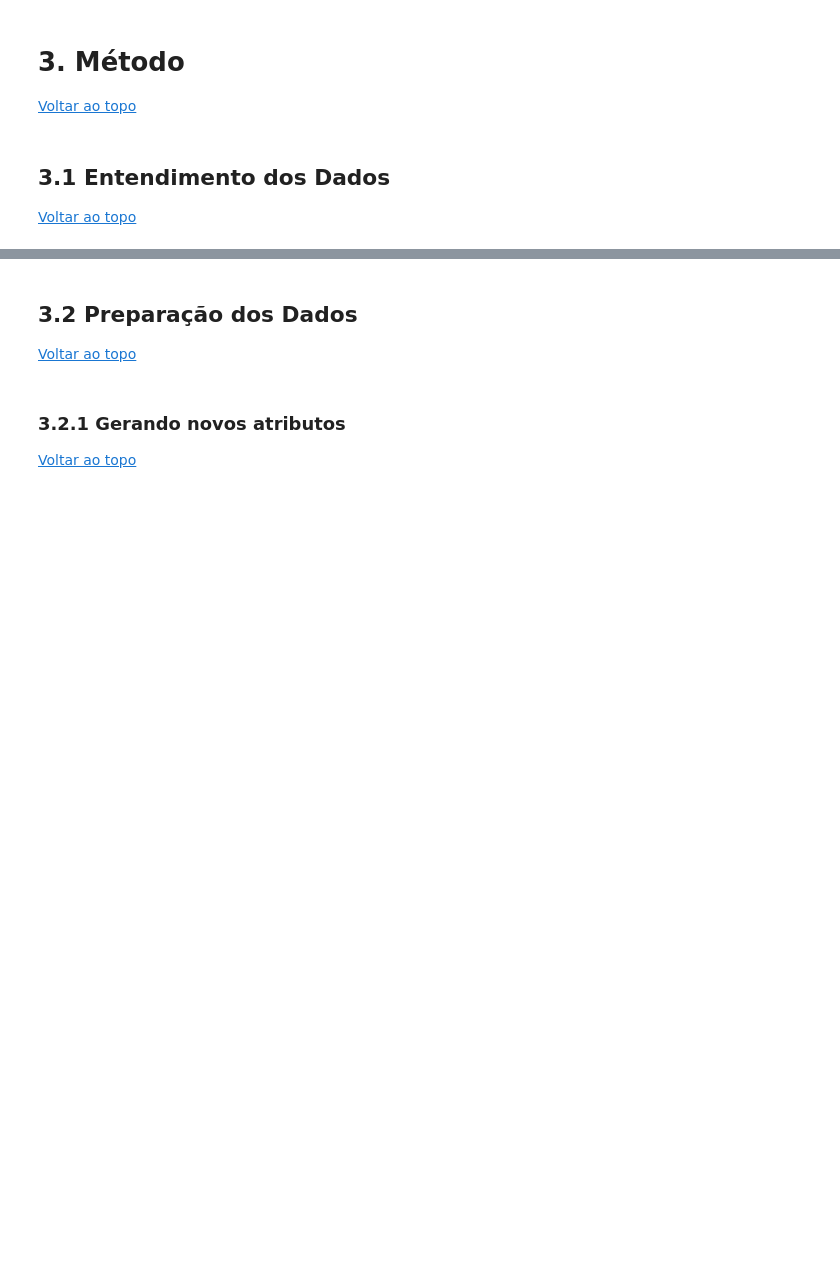
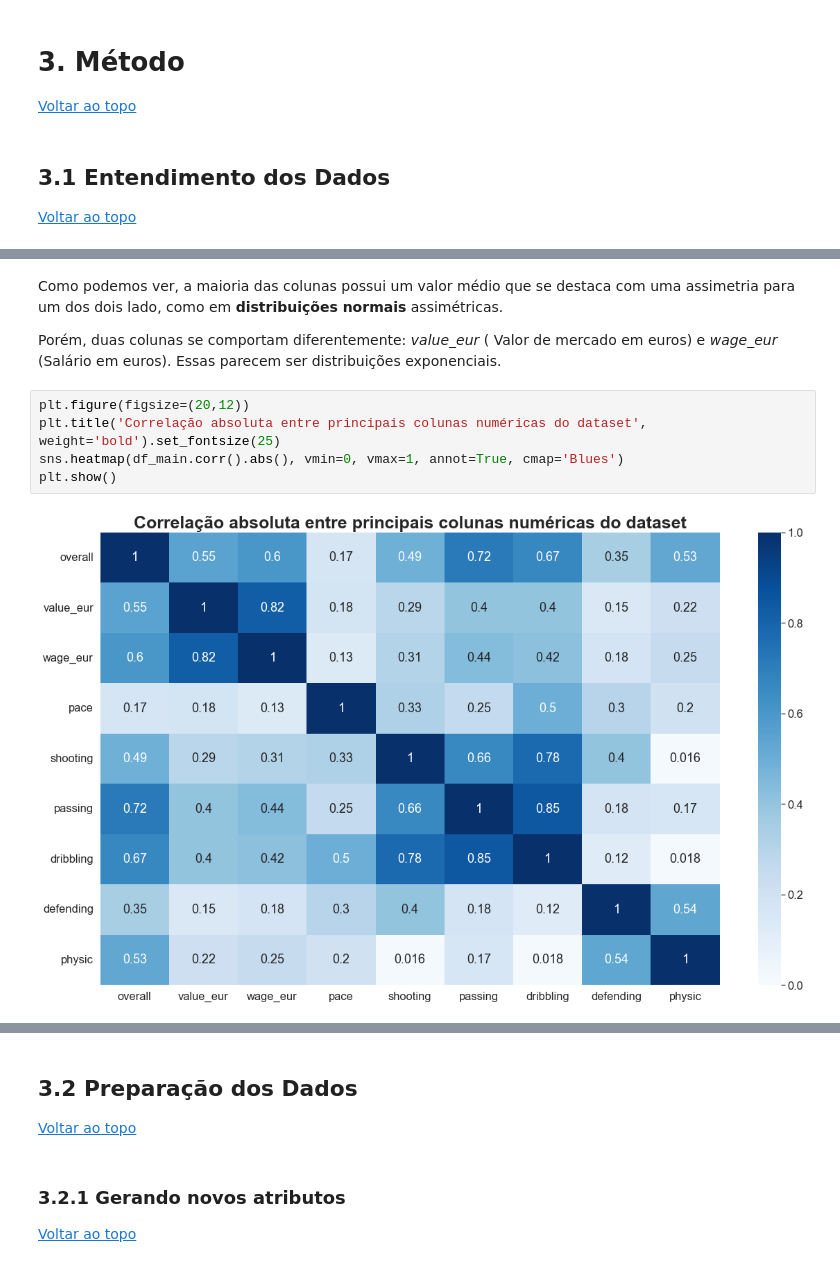
Before and after one commit to olucaslopes/fifa22-players-analysis, a Jupyter notebook: Relatorio.ipynb, the cells around one changed output, grey strips where cells are left out. Cells and saved outputs as stored; diff of their text form; blank space fills up the shorter version.

```diff
--- a/Relatorio.ipynb
+++ b/Relatorio.ipynb
@@ -119,0 +226,11 @@ Grandes sucessos geram grandes oportunidades de negócio. Sendo o FIFA, sem qual
+# %% [markdown]
+Como podemos ver, a maioria das colunas possui um valor médio que se destaca com uma assimetria para um dos dois lado, como em **distribuições normais** assimétricas.
+
+Porém, duas colunas se comportam diferentemente: *value_eur* ( Valor de mercado em euros) e *wage_eur* (Salário em euros). Essas parecem ser distribuições exponenciais.
+# %%
+plt.figure(figsize=(20,12))
+plt.title('Correlação absoluta entre principais colunas numéricas do dataset', weight='bold').set_fontsize(25)
+sns.heatmap(df_main.corr().abs(), vmin=0, vmax=1, annot=True, cmap='Blues')
+plt.show()
+# %% [output]
+[figure, added]
```
Also changed, not shown: parts of 82 cells of this notebook.
